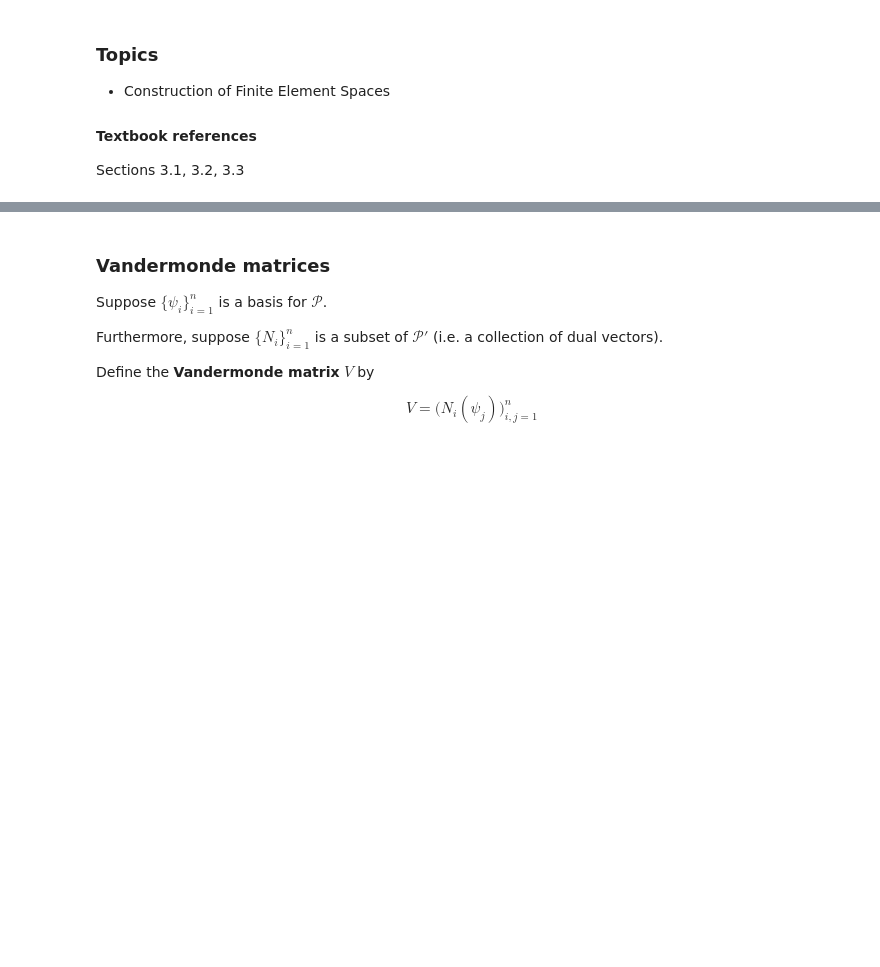
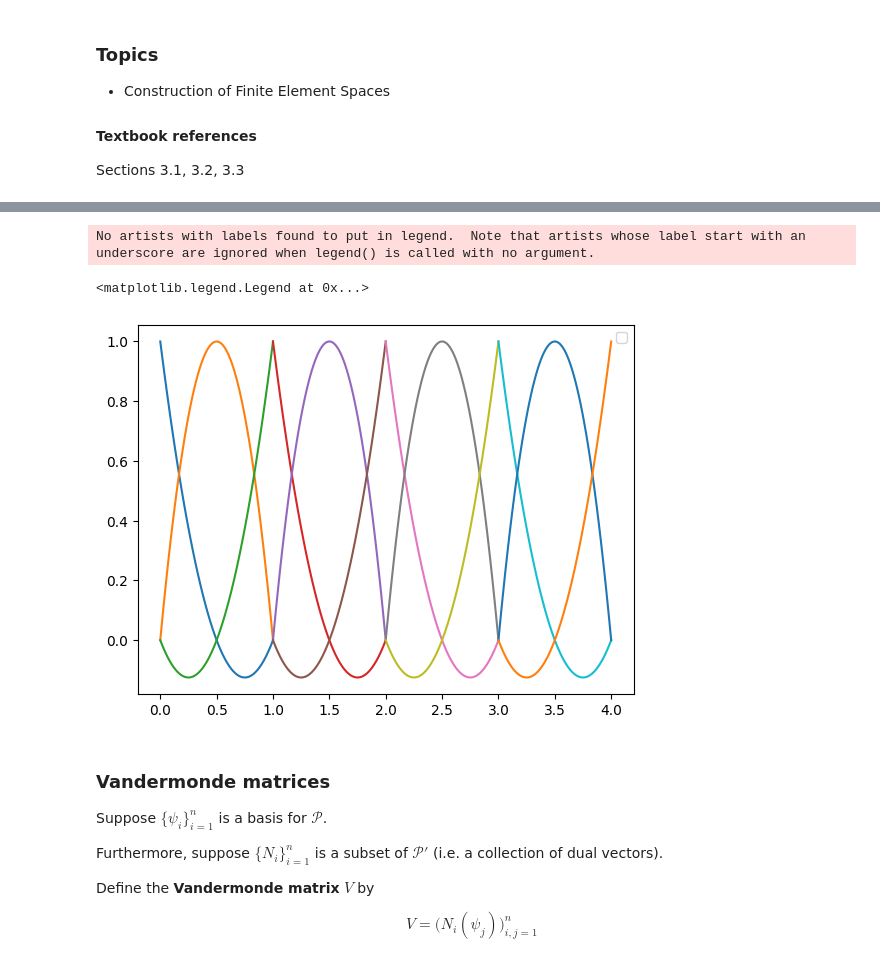
Before and after one commit to pazner/mth-651, a Jupyter notebook: lecture_notebooks/lecture_8.ipynb, the cells around one changed output, grey strips where cells are left out. Drawn from its saved outputs; the diff is of its cells as text; code cells hidden in the pictures; blank space fills up the shorter version.

```diff
--- a/lecture_notebooks/lecture_8.ipynb
+++ b/lecture_notebooks/lecture_8.ipynb
@@ -13,3 +104,20 @@ Sections 3.1, 3.2, 3.3
+# %%
+x = np.linspace(-1, 1, 100)
+phi1 = (x**2 - x)/2
+phi2 = 1 - x**2
+phi3 = (x**2 + x)/2
+
+for i in range(4):
+    xi = np.linspace(i, i+1, 100)
+    plt.plot(xi, phi1)
+    plt.plot(xi, phi2)
+    plt.plot(xi, phi3)
+
+plt.legend()
+# %% [output]
+No artists with labels found to put in legend.  Note that artists whose label start with an underscore are ignored when legend() is called with no argument.
+<matplotlib.legend.Legend at 0x...>
+[figure, added]
 # %% [markdown]
 ### Vandermonde matrices
 
```
Also changed, not shown: parts of 10 cells of this notebook.
